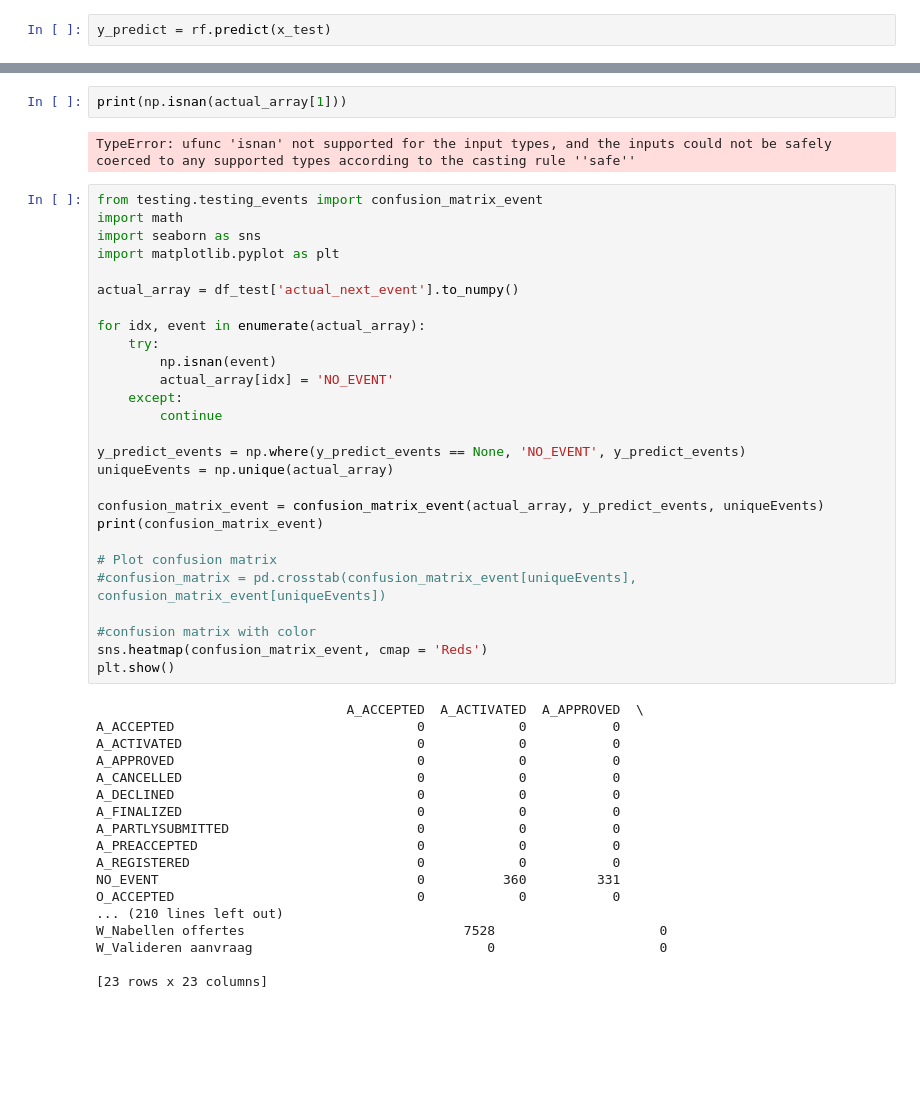
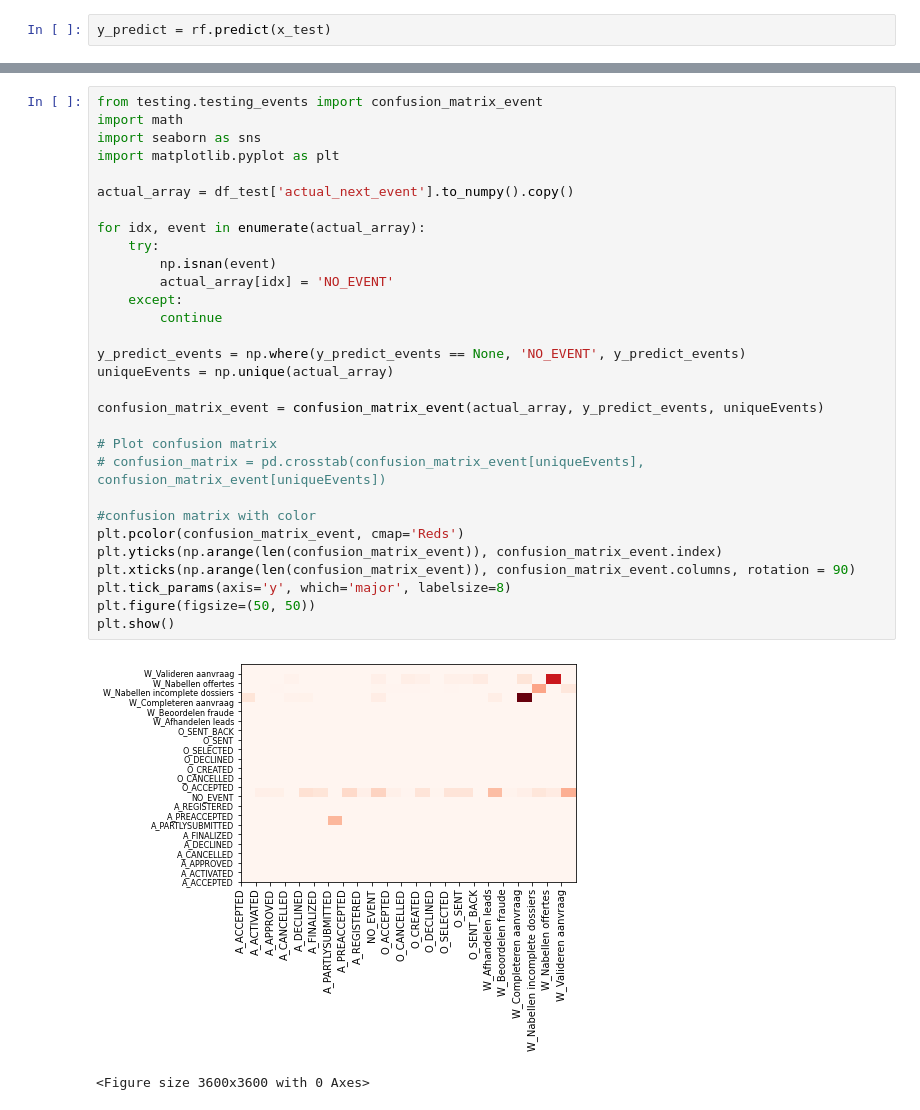
Before and after one commit to JiapengFan/2IOI0-group-16, a Jupyter notebook: process_mining_random_forest.ipynb, the cells around one changed output, grey strips where cells are left out. Saved outputs shown, nothing was run; the diff lists cells and outputs as text; blank space fills up the shorter version.

```diff
--- a/process_mining_random_forest.ipynb
+++ b/process_mining_random_forest.ipynb
@@ -258,49 +237,33 @@ print(y_predict_events[100:200])
-# %%
-print(np.isnan(actual_array[1]))
-# %% [output]
-TypeError: ufunc 'isnan' not supported for the input types, and the inputs could not be safely coerced to any supported types according to the casting rule ''safe''
 # %%
 from testing.testing_events import confusion_matrix_event
 import math
 import seaborn as sns
 import matplotlib.pyplot as plt
 
-actual_array = df_test['actual_next_event'].to_numpy()
+actual_array = df_test['actual_next_event'].to_numpy().copy()
 
 for idx, event in enumerate(actual_array):
     try:
         np.isnan(event)
         actual_array[idx] = 'NO_EVENT'
     except:
         continue
 
 y_predict_events = np.where(y_predict_events == None, 'NO_EVENT', y_predict_events)
 uniqueEvents = np.unique(actual_array)
 
 confusion_matrix_event = confusion_matrix_event(actual_array, y_predict_events, uniqueEvents)
-print(confusion_matrix_event)
 
 # Plot confusion matrix
-#confusion_matrix = pd.crosstab(confusion_matrix_event[uniqueEvents], confusion_matrix_event[uniqueEvents])
+# confusion_matrix = pd.crosstab(confusion_matrix_event[uniqueEvents], confusion_matrix_event[uniqueEvents])
 
 #confusion matrix with color
-sns.heatmap(confusion_matrix_event, cmap = 'Reds')
+plt.pcolor(confusion_matrix_event, cmap='Reds')
+plt.yticks(np.arange(len(confusion_matrix_event)), confusion_matrix_event.index)
+plt.xticks(np.arange(len(confusion_matrix_event)), confusion_matrix_event.columns, rotation = 90)
+plt.tick_params(axis='y', which='major', labelsize=8)
+plt.figure(figsize=(50, 50))
 plt.show()
 # %% [output]
+[figure, new version]
-                                A_ACCEPTED  A_ACTIVATED  A_APPROVED  \
-A_ACCEPTED                               0            0           0
-A_ACTIVATED                              0            0           0
-A_APPROVED                               0            0           0
-A_CANCELLED                              0            0           0
-A_DECLINED                               0            0           0
-A_FINALIZED                              0            0           0
-A_PARTLYSUBMITTED                        0            0           0
-A_PREACCEPTED                            0            0           0
-A_REGISTERED                             0            0           0
-NO_EVENT                                 0          360         331
-O_ACCEPTED                               0            0           0
-... (210 lines left out)
-W_Nabellen offertes                            7528                     0
-W_Valideren aanvraag                              0                     0
-
-[23 rows x 23 columns]
+<Figure size 3600x3600 with 0 Axes>
```
Also changed, not shown: parts of 6 cells of this notebook, 3 other files.
